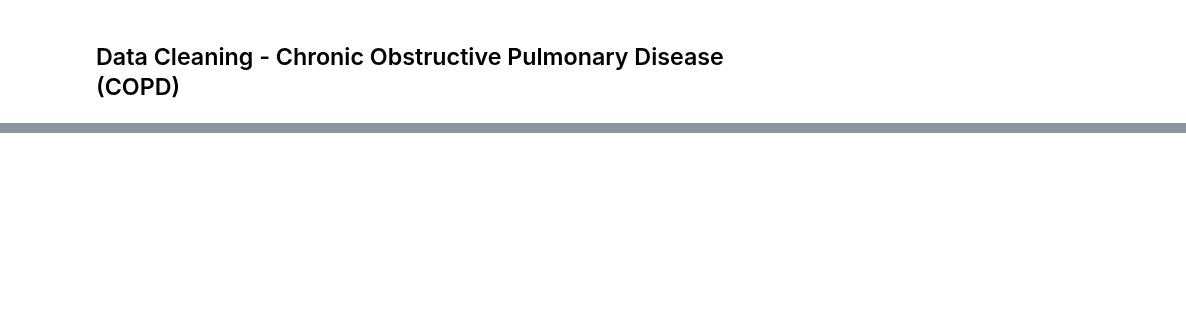
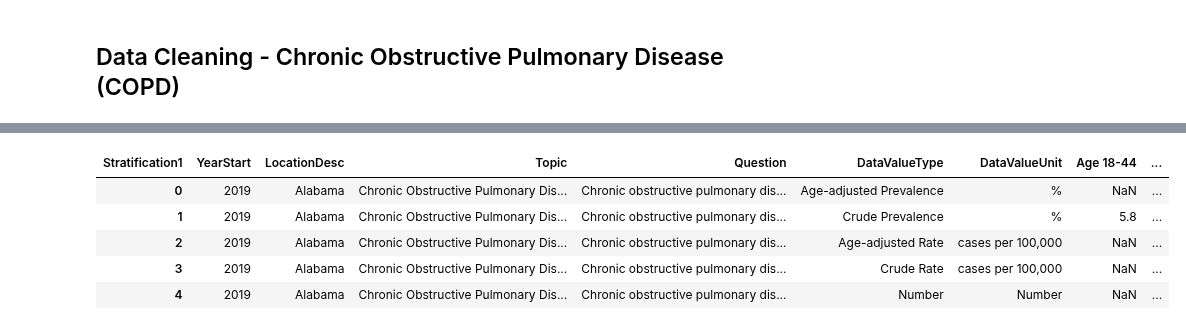
Before and after one commit to Daniellien2018/Chronic_Disease_Indicators_Data_Visualization, a Jupyter notebook: workspaces/daniel/exploratory_data_analysis.ipynb, the cells around one changed output, grey strips where cells are left out. Saved outputs shown, nothing was run; the diff lists cells and outputs as text; code cells hidden in the pictures; blank space fills up the shorter version.

```diff
--- a/workspaces/daniel/exploratory_data_analysis.ipynb
+++ b/workspaces/daniel/exploratory_data_analysis.ipynb
@@ -54,0 +60,4 @@ df.head()
+# %%
+# Begin Disease Specified Cleaning
+df = df_copy.copy()
+df.shape #should give (309215, 34)
@@ -171,0 +273,16 @@ pd.DataFrame([(k, v) for k, v in question_value_dict.items()], columns=['Questio
+# %%
+pivot_df = df.pivot_table(
+    index=["YearStart", "LocationDesc", "Topic", "Question", "DataValueType", "DataValueUnit"],
+    columns="Stratification1",
+    values="DataValue",
+    aggfunc="mean"  # Adjust as needed
+).reset_index()
+
+pivot_df.head()
+# %% [output]
+| Stratification1 | YearStart | LocationDesc | Topic | Question | DataValueType | DataValueUnit | Age 18-44 | ... |
+| 0 | 2019 | Alabama | Chronic Obstructive Pulmonary Dis... | Chronic obstructive pulmonary dis... | Age-adjusted Prevalence | % | NaN | ... |
+| 1 | 2019 | Alabama | Chronic Obstructive Pulmonary Dis... | Chronic obstructive pulmonary dis... | Crude Prevalence | % | 5.8 | ... |
+| 2 | 2019 | Alabama | Chronic Obstructive Pulmonary Dis... | Chronic obstructive pulmonary dis... | Age-adjusted Rate | cases per 100,000 | NaN | ... |
+| 3 | 2019 | Alabama | Chronic Obstructive Pulmonary Dis... | Chronic obstructive pulmonary dis... | Crude Rate | cases per 100,000 | NaN | ... |
+| 4 | 2019 | Alabama | Chronic Obstructive Pulmonary Dis... | Chronic obstructive pulmonary dis... | Number | Number | NaN | ... |
```
Also changed, not shown: parts of 23 cells of this notebook, 4 other files.
